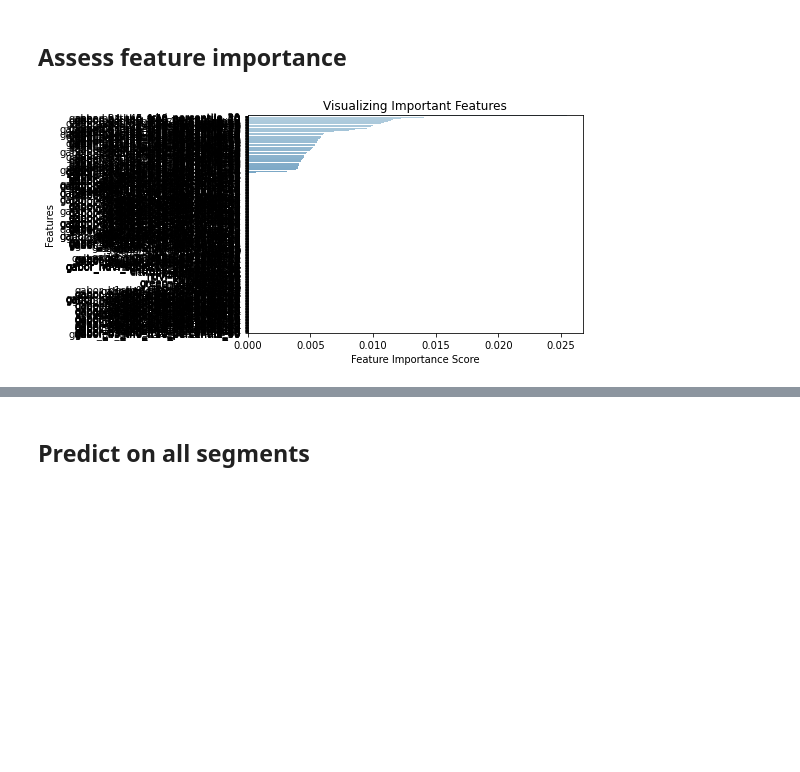
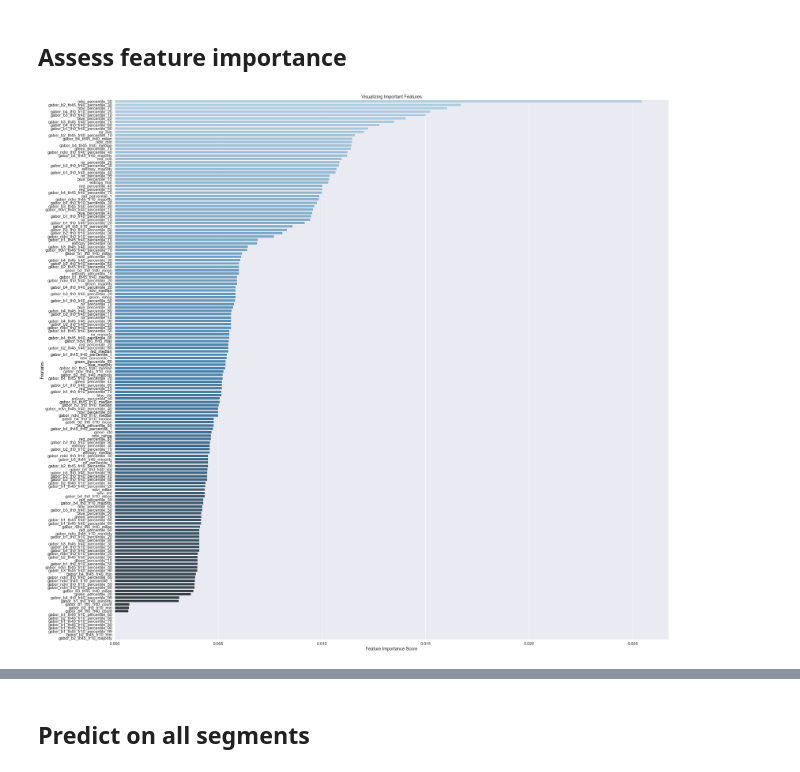
Before and after one commit to redfoxgis/image-segmentation-classification, a Jupyter notebook: image_segmentation_classification.ipynb, the cells around one changed output, grey strips where cells are left out. Drawn from its saved outputs; the diff is of its cells as text; code cells hidden in the pictures; blank space fills up the shorter version.

Commit message:
Changed seaborn params to improve variable importance barplot

```diff
--- a/image_segmentation_classification.ipynb
+++ b/image_segmentation_classification.ipynb
@@ -321,15 +321,17 @@ Accuracy: 1.0
 # %%
 # https://www.datacamp.com/community/tutorials/random-forests-classifier-python
 
-feature_imp = pd.Series(clf.feature_importances_, index=x_test.columns).sort_values(ascending=False)
+# Plot the top 100 predictors
+feature_imp = pd.Series(clf.feature_importances_, index=x_test.columns).sort_values(ascending=False)[:160]
 
 # Creating a bar plot
+sns.set(rc={'figure.figsize':(40,40)}, font_scale=1.5)
 sns.barplot(x=feature_imp, y=feature_imp.index, palette="Blues_d")
 
 # Add labels to your graph
 plt.xlabel('Feature Importance Score')
 plt.ylabel('Features')
 plt.title("Visualizing Important Features")
 plt.show()
 # %% [output]
-[figure, old version]
+[figure, new version]
```
Also changed, not shown: parts of 1 cell of this notebook.
